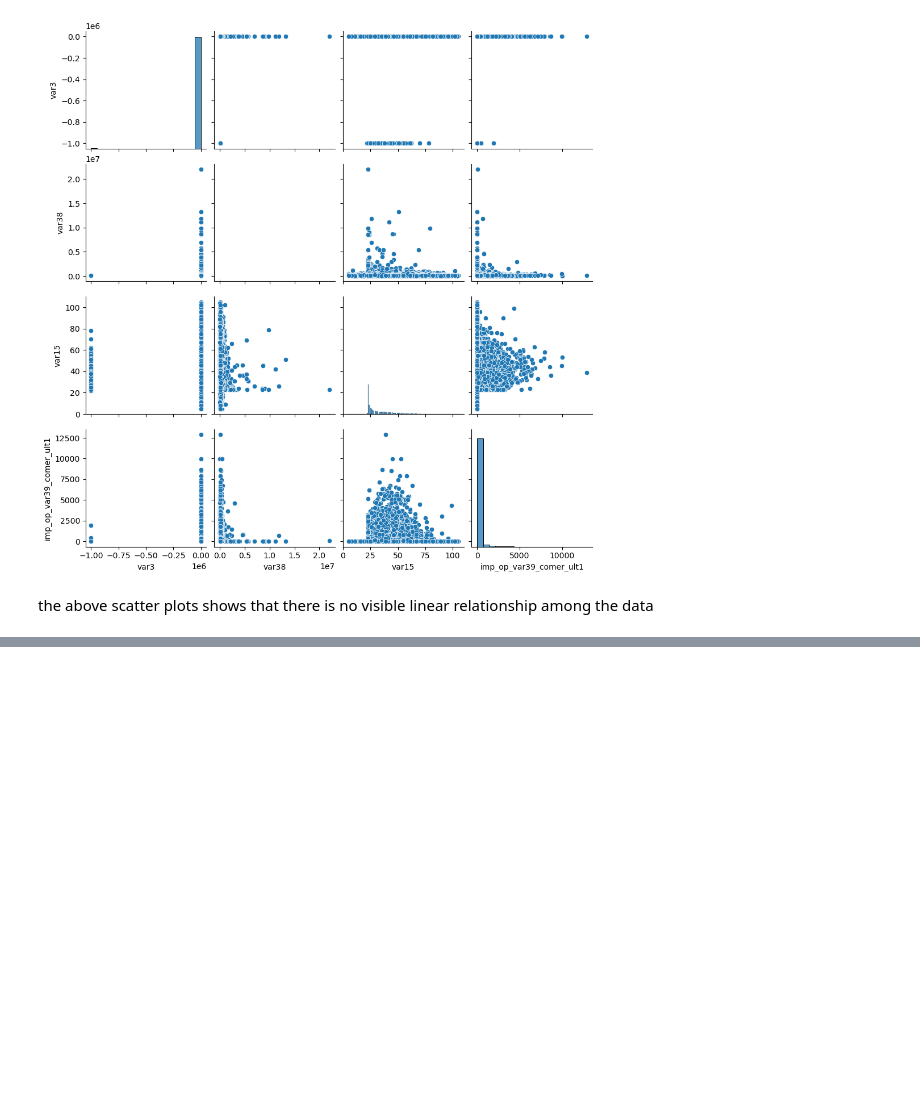
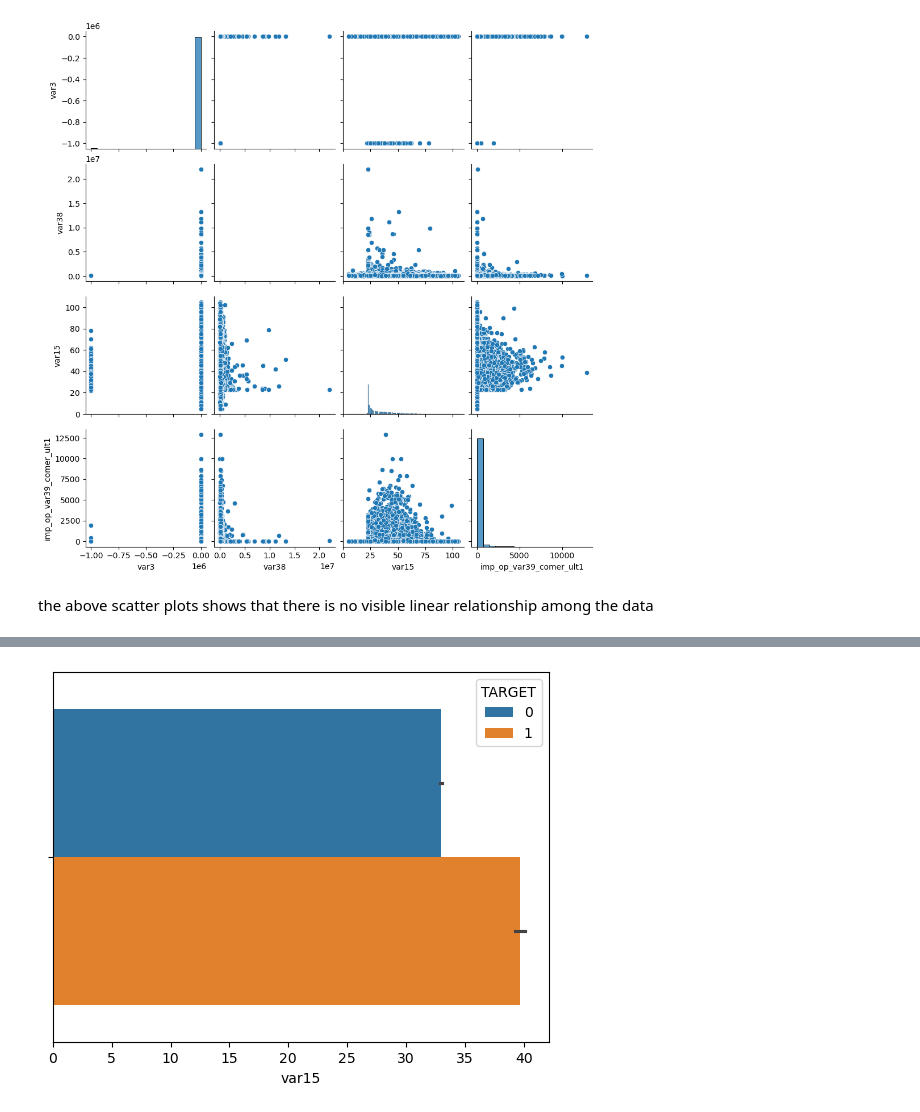
Before and after one commit to amnaa26/Machine-Learning, a Jupyter notebook: Labs/02/02.ipynb, the cells around one changed output, grey strips where cells are left out. Cells and saved outputs as stored; diff of their text form; code cells hidden in the pictures; blank space fills up the shorter version.

```diff
--- a/Labs/02/02.ipynb
+++ b/Labs/02/02.ipynb
@@ -104,0 +142,5 @@ the above scatter plots shows that there is no visible linear relationship among
+# %%
+sns.barplot(df_train, x='var15', hue='TARGET')
+plt.show()
+# %% [output]
+[figure, added]
```
Also changed, not shown: parts of 13 cells of this notebook.
